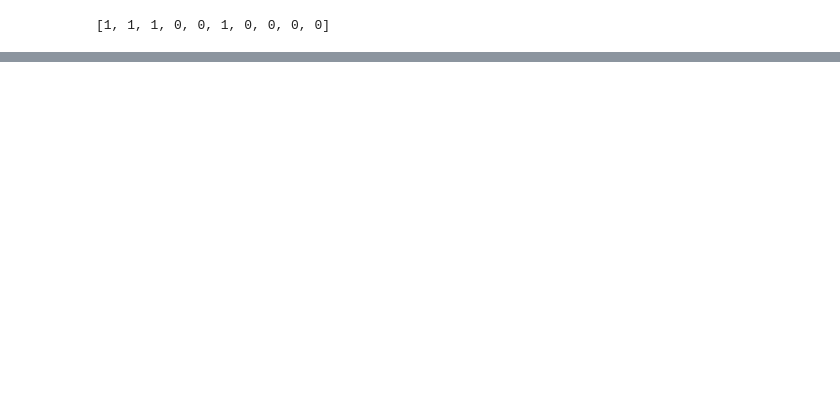
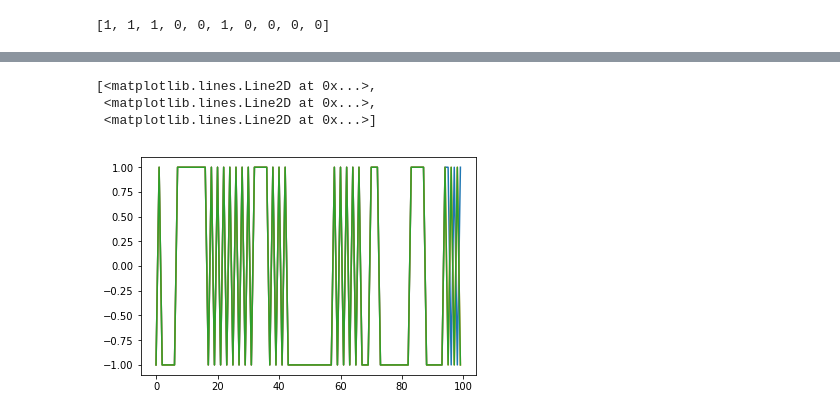
Before and after one commit to ucb-ee290c/fa18-gps, a Jupyter notebook: python/PRN_Generator.ipynb, the cells around one changed output, grey strips where cells are left out. Cells and saved outputs as stored; diff of their text form; code cells hidden in the pictures; blank space fills up the shorter version.

```diff
--- a/python/PRN_Generator.ipynb
+++ b/python/PRN_Generator.ipynb
@@ -96,0 +262,14 @@ print(res[:10])
+# %%
+I_out = np.array(I_samples)
+Q_out = np.array(Q_samples)
+I_dump_samples = np.array(I_dump_samples)
+Q_dump_samples = np.array(Q_dump_samples)
+I_integ_samples = np.array(I_integ_samples)
+Q_integ_samples = np.array(Q_integ_samples)
+# %%
+plt.plot(I_integ_samples[:100])
+# %% [output]
+[<matplotlib.lines.Line2D at 0x...>,
+ <matplotlib.lines.Line2D at 0x...>,
+ <matplotlib.lines.Line2D at 0x...>]
+[figure, added]
```
Also changed, not shown: parts of 14 cells of this notebook, 4 other files.
